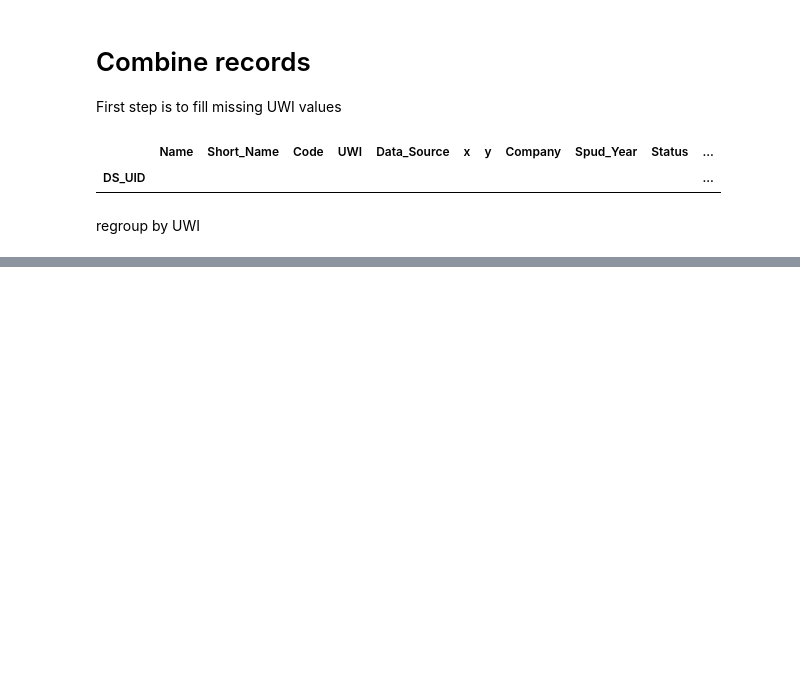
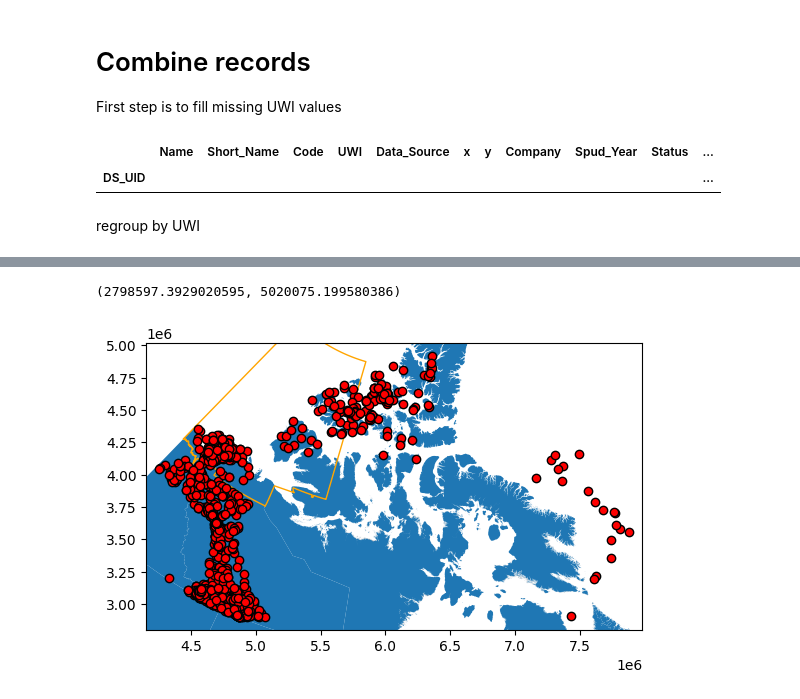
Before and after one commit to gsc-permafrost/NorthernWellSites, a Jupyter notebook: NorthernWellDatabase.ipynb, the cells around one changed output, grey strips where cells are left out. Cells and saved outputs as stored; diff of their text form; code cells hidden in the pictures; blank space fills up the shorter version.

```diff
--- a/NorthernWellDatabase.ipynb
+++ b/NorthernWellDatabase.ipynb
@@ -523,7 +523,8 @@ AllPoints.loc[AllPoints['UWI'].isna()]
 regroup by UWI
 # %%
 def cleanPoints(geom):
-    return ([g for g in geom if not g.is_empty and g is not None])
+    geom = [g for g in geom if not g.is_empty and g is not None and not (np.isinf(g.x) or np.isinf(g.y) or np.isnan(g.x) or np.isinf(g.y))]
+    return(geom)
 def dispersion(geom):
     geom = cleanPoints(geom)
     if len(geom)>1:
@@ -549,7 +550,7 @@ UTM = {
     }
 
 AllPoints['Zone'] = np.nan
-AllPoints['Meridian'] = AllPoints['y'].astype('float')
+# AllPoints['Meridian'] = AllPoints['x'].astype('float')
 AllPoints['Centroid'] = None
 groups = AllPoints[['UWI','x']].groupby('UWI').mean()['x']
 for zone,meridian in UTM.items():
@@ -562,18 +563,30 @@ for zone,meridian in UTM.items():
 geom = AllPoints.groupby('UWI').first()['Centroid']
 
 names = AllPoints.groupby('UWI').agg(set)[['Short_Name','Code','Company','Spud_Year','Status']]
-CentrePoints = AllPoints.drop(columns=['geometry','Centroid','Zone','Meridian','Name']).groupby('UWI').agg(list)
+CentrePoints = AllPoints.drop(columns=['geometry','Centroid','Zone','Name']).groupby('UWI').agg(list)
+CentrePoints['replicates'] = AllPoints.groupby('UWI').count()['Name']
 CentrePoints[['Short_Name','Code','Company','Spud_Year','Status']] = names
-for c in ['Data_Source','OID','Short_Name','Code','Company','Spud_Year','Status']:
+for c in ['Data_Source','OID','Company','Spud_Year','Status']:
     CentrePoints[c] = CentrePoints[c].apply(list).apply(filter)
-# CentrePoints.geometry = geom
+for c in ['Short_Name','Code']:
+    # Aggregate similar names with matching uwi (already done earlier, but must reapply for spatial grouping)
+    CentrePoints[c] = CentrePoints[c].apply(list).apply(filter).apply(lambda x: filter(x,fuzzmask=90))
+CentrePoints['Name'] = CentrePoints['Short_Name']+' '+CentrePoints['Code']
 def dispersion(xy):
     cx = list(combinations([(x,y) for x,y in zip (xy['x'],xy['y'])],r=2))
     if not len(cx):
         return(0)
     else:
         d = np.array([distance.distance(p1[::-1],p2[::-1],ellipsoid='WGS-84').meters for p1,p2 in cx])
-        return(d.mean())
-CentrePoints['dispersion'] = CentrePoints[['x','y']].T.apply(dispersion)
-CentrePoints = gpd.GeoDataFrame(data=CentrePoints,geometry=geom,crs='WGS1984')
-CentrePoints
+        return(d.std())
+CentrePoints['Multi_Point_Distance_std'] = CentrePoints[['x','y']].T.apply(dispersion)
+# Format string representation for x/y coordinates (for when multipoint dispersion is high) to help with finding well sites
+CentrePoints[['x','y']] = AllPoints[['x','y','UWI']].groupby('UWI').agg(dict)
+def fmt(xy):
+    f = []
+    for key,x in xy['x'].items():
+        y = xy['y'][key]
+        f.append(f"{key}({x},{y})")
+    return('; '.join(f))
+CentrePoints['Source_Coordinates']=CentrePoints[['x','y']].T.apply(fmt)
+CentrePoints = gpd.GeoDataFrame(data=CentrePoints.drop(columns=['x','y']),geometry=geom,crs='WGS1984')
@@ -598,7 +596,7 @@ CA_boundary = gpd.read_file('source_data/boundary/provinces.shp')
 CentrePoints['Territory'] = 'Off-Shore'
 CentrePoints = CentrePoints.to_crs(CA_boundary.crs)
 for pruid in ['60','61','62']:
-    CentrePoints.loc[CentrePoints.within(CA_boundary.loc[CA_boundary['PRUID']==pruid].geometry.values[0]),'Territory'] = CA_boundary.loc[CA_boundary['PRUID']==pruid,'PRUID']
+    CentrePoints.loc[CentrePoints.within(CA_boundary.loc[CA_boundary['PRUID']==pruid].geometry.values[0]),'Territory'] = CA_boundary.loc[CA_boundary['PRUID']==pruid,'PRNAME'].values[0]
 
 # CentrePoints = CentrePoints.to_crs('WGS1984')
 CentrePoints.loc[CentrePoints['Status'].apply(listCheck).values,'Status'] = CentrePoints.loc[CentrePoints['Status'].apply(listCheck).values,'Status'].apply(';'.join)
@@ -614,4 +612,4 @@ CentrePoints.loc[((CentrePoints['Company']== 'IMPERIAL OIL')&((CentrePoints['Sta
 CentrePoints.loc[CentrePoints['Territory'] == 'Off-Shore','Status'] = 'Abandoned'
 
 CentrePoints.loc[((CentrePoints['Short_Name']=='TUK') & (CentrePoints['Code'] == 'M-18')),'Status'] = 'Producer'
-CentrePoints
+CentrePoints = CentrePoints.to_crs('WGS1984')
@@ -640,3 +623,15 @@ for p in [os.getcwd(),dest]:
         if os.path.isfile(out):
             os.remove(out)
         CentrePoints.to_file(out,driver='geojson')
+# %%
+fig,ax=plt.subplots()
+CA_boundary.plot(ax=ax)
+ISR = gpd.read_file('source_data/boundary/ISR_bounds.shp').to_crs(CA_boundary.crs)
+ISR.plot(ax=ax,color='None',edgecolor='orange')
+CentrePoints.to_crs(CA_boundary.crs).plot(ax=ax,color='red',edgecolor='k')
+blim = CentrePoints.to_crs(CA_boundary.crs).buffer(1e5).total_bounds
+ax.set_xlim(blim[0],blim[2])
+ax.set_ylim(blim[1],blim[3])
+# %% [output]
+(2798597.3929020595, 5020075.199580386)
+[figure, added]
```
Also changed, not shown: parts of 4 cells of this notebook, 1 other file.
